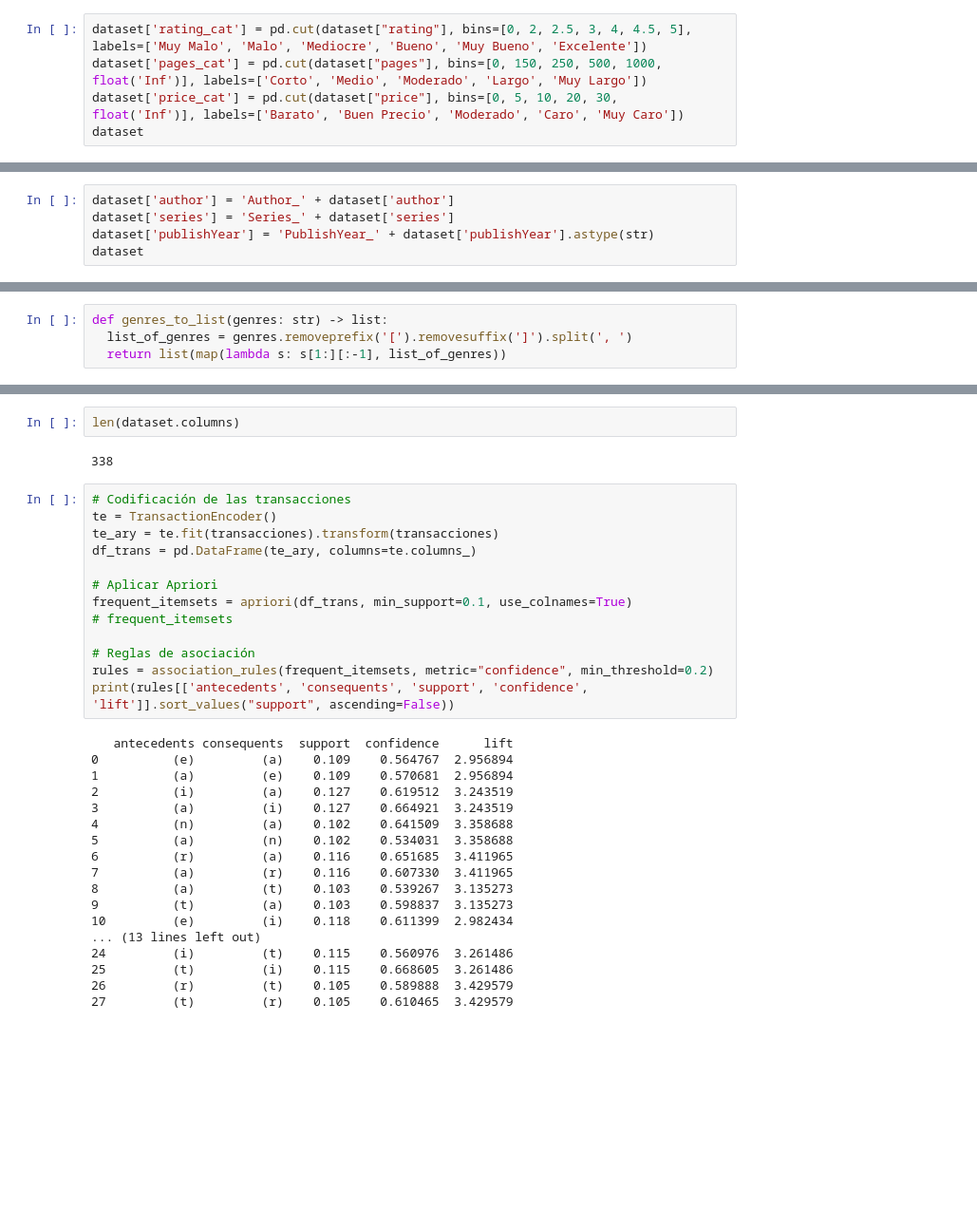
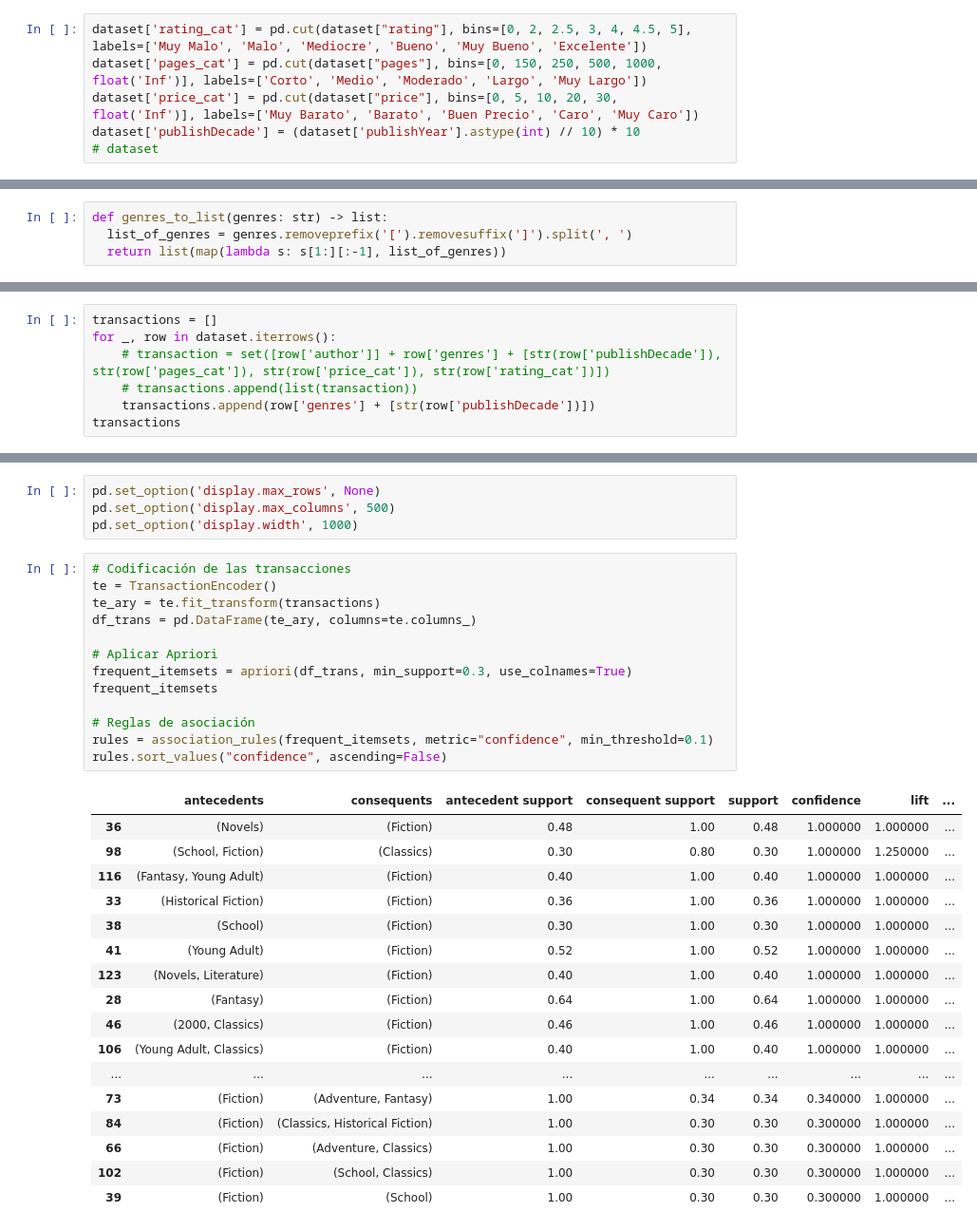
Before and after one commit to vggm/neo4j_ML, a Jupyter notebook: apriori_algorithm.ipynb, the cells around one changed output, grey strips where cells are left out. Shown: that part at 95% size. Saved outputs shown, nothing was run; the diff lists cells and outputs as text; blank space fills up the shorter version.

Commit message:
Apriori Done

```diff
--- a/apriori_algorithm.ipynb
+++ b/apriori_algorithm.ipynb
@@ -26,5 +30,6 @@ dataset
 # %%
 dataset['rating_cat'] = pd.cut(dataset["rating"], bins=[0, 2, 2.5, 3, 4, 4.5, 5], labels=['Muy Malo', 'Malo', 'Mediocre', 'Bueno', 'Muy Bueno', 'Excelente'])
 dataset['pages_cat'] = pd.cut(dataset["pages"], bins=[0, 150, 250, 500, 1000, float('Inf')], labels=['Corto', 'Medio', 'Moderado', 'Largo', 'Muy Largo'])
-dataset['price_cat'] = pd.cut(dataset["price"], bins=[0, 5, 10, 20, 30, float('Inf')], labels=['Barato', 'Buen Precio', 'Moderado', 'Caro', 'Muy Caro'])
-dataset
+dataset['price_cat'] = pd.cut(dataset["price"], bins=[0, 5, 10, 20, 30, float('Inf')], labels=['Muy Barato', 'Barato', 'Buen Precio', 'Caro', 'Muy Caro'])
+dataset['publishDecade'] = (dataset['publishYear'].astype(int) // 10) * 10
+# dataset
@@ -45,5 +35,0 @@ dataset
-# %%
-dataset['author'] = 'Author_' + dataset['author']
-dataset['series'] = 'Series_' + dataset['series']
-dataset['publishYear'] = 'PublishYear_' + dataset['publishYear'].astype(str)
-dataset
@@ -84,0 +43,7 @@ dataset
+# %%
+transactions = []
+for _, row in dataset.iterrows():
+    # transaction = set([row['author']] + row['genres'] + [str(row['publishDecade']), str(row['pages_cat']), str(row['price_cat']), str(row['rating_cat'])])
+    # transactions.append(list(transaction))
+    transactions.append(row['genres'] + [str(row['publishDecade'])])
+transactions
@@ -135,35 +77,35 @@ transacciones
-# %%
-len(dataset.columns)
-# %% [output]
-338
+# %%
+pd.set_option('display.max_rows', None)
+pd.set_option('display.max_columns', 500)
+pd.set_option('display.width', 1000)
 # %%
 # Codificación de las transacciones
 te = TransactionEncoder()
-te_ary = te.fit(transacciones).transform(transacciones)
+te_ary = te.fit_transform(transactions)
 df_trans = pd.DataFrame(te_ary, columns=te.columns_)
 
 # Aplicar Apriori
-frequent_itemsets = apriori(df_trans, min_support=0.1, use_colnames=True)
-# frequent_itemsets
+frequent_itemsets = apriori(df_trans, min_support=0.3, use_colnames=True)
+frequent_itemsets
 
 # Reglas de asociación
-rules = association_rules(frequent_itemsets, metric="confidence", min_threshold=0.2)
-print(rules[['antecedents', 'consequents', 'support', 'confidence', 'lift']].sort_values("support", ascending=False))
+rules = association_rules(frequent_itemsets, metric="confidence", min_threshold=0.1)
+rules.sort_values("confidence", ascending=False)
 # %% [output]
-   antecedents consequents  support  confidence      lift
-0          (e)         (a)    0.109    0.564767  2.956894
-1          (a)         (e)    0.109    0.570681  2.956894
-2          (i)         (a)    0.127    0.619512  3.243519
-3          (a)         (i)    0.127    0.664921  3.243519
-4          (n)         (a)    0.102    0.641509  3.358688
-5          (a)         (n)    0.102    0.534031  3.358688
-6          (r)         (a)    0.116    0.651685  3.411965
-7          (a)         (r)    0.116    0.607330  3.411965
-8          (a)         (t)    0.103    0.539267  3.135273
-9          (t)         (a)    0.103    0.598837  3.135273
-10         (e)         (i)    0.118    0.611399  2.982434
-... (13 lines left out)
-24         (i)         (t)    0.115    0.560976  3.261486
-25         (t)         (i)    0.115    0.668605  3.261486
-26         (r)         (t)    0.105    0.589888  3.429579
-27         (t)         (r)    0.105    0.610465  3.429579
+|  | antecedents | consequents | antecedent support | consequent support | support | confidence | lift | ... |
+| 36 | (Novels) | (Fiction) | 0.48 | 1.00 | 0.48 | 1.000000 | 1.000000 | ... |
+| 98 | (School, Fiction) | (Classics) | 0.30 | 0.80 | 0.30 | 1.000000 | 1.250000 | ... |
+| 116 | (Fantasy, Young Adult) | (Fiction) | 0.40 | 1.00 | 0.40 | 1.000000 | 1.000000 | ... |
+| 33 | (Historical Fiction) | (Fiction) | 0.36 | 1.00 | 0.36 | 1.000000 | 1.000000 | ... |
+| 38 | (School) | (Fiction) | 0.30 | 1.00 | 0.30 | 1.000000 | 1.000000 | ... |
+| 41 | (Young Adult) | (Fiction) | 0.52 | 1.00 | 0.52 | 1.000000 | 1.000000 | ... |
+| 123 | (Novels, Literature) | (Fiction) | 0.40 | 1.00 | 0.40 | 1.000000 | 1.000000 | ... |
+| 28 | (Fantasy) | (Fiction) | 0.64 | 1.00 | 0.64 | 1.000000 | 1.000000 | ... |
+| 46 | (2000, Classics) | (Fiction) | 0.46 | 1.00 | 0.46 | 1.000000 | 1.000000 | ... |
+| 106 | (Young Adult, Classics) | (Fiction) | 0.40 | 1.00 | 0.40 | 1.000000 | 1.000000 | ... |
+| ... | ... | ... | ... | ... | ... | ... | ... | ... |
+| 73 | (Fiction) | (Adventure, Fantasy) | 1.00 | 0.34 | 0.34 | 0.340000 | 1.000000 | ... |
+| 84 | (Fiction) | (Classics, Historical Fiction) | 1.00 | 0.30 | 0.30 | 0.300000 | 1.000000 | ... |
+| 66 | (Fiction) | (Adventure, Classics) | 1.00 | 0.30 | 0.30 | 0.300000 | 1.000000 | ... |
+| 102 | (Fiction) | (School, Classics) | 1.00 | 0.30 | 0.30 | 0.300000 | 1.000000 | ... |
+| 39 | (Fiction) | (School) | 1.00 | 0.30 | 0.30 | 0.300000 | 1.000000 | ... |
```
Also changed, not shown: parts of 11 cells of this notebook, 2 other files.
